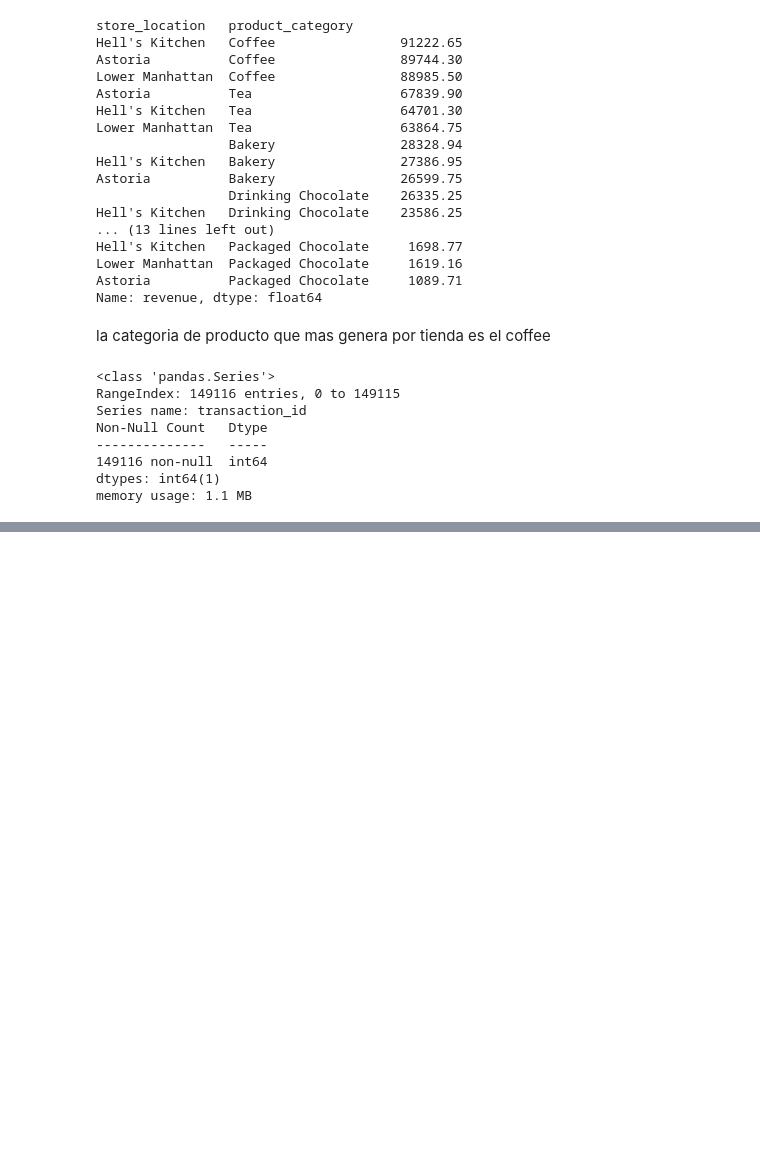
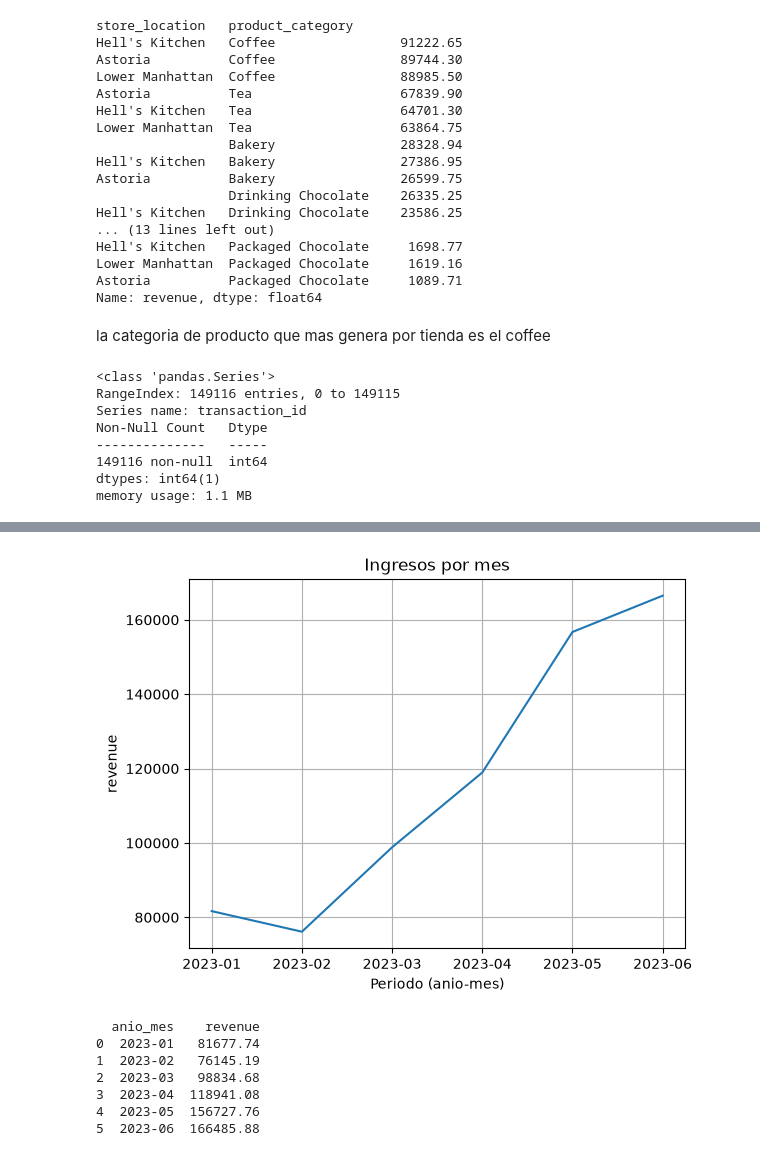
Before and after one commit to juniorleyer1/coffee-shop-sales-analysis, a Jupyter notebook: notebooks/coffee-shop-sales-analysis.ipynb, the cells around one changed output, grey strips where cells are left out. Cells and saved outputs as stored; diff of their text form; code cells hidden in the pictures; blank space fills up the shorter version.

Commit message:
feat: agregar insights y visualizaciones de ventas

```diff
--- a/notebooks/coffee-shop-sales-analysis.ipynb
+++ b/notebooks/coffee-shop-sales-analysis.ipynb
@@ -530,0 +637,39 @@ memory usage: 1.1 MB
+# %%
+# ingresos_por_mes
+
+x = ingresos_por_mes['anio_mes'].astype(str)
+y = ingresos_por_mes['revenue']
+
+fig, ax = plt.subplots()
+ax.plot(x, y)
+
+ax.set(xlabel='Periodo (anio-mes)', ylabel='revenue',
+       title='Ingresos por mes')
+ax.grid()
+plt.show()
+print(ingresos_por_mes)
+# import matplotlib.pyplot as plt
+# import numpy as np
+
+# # Data for plotting
+# t = np.arange(0.0, 2.0, 0.01)
+# s = 1 + np.sin(2 * np.pi * t)
+
+# fig, ax = plt.subplots()
+# ax.plot(t, s)
+
+# ax.set(xlabel='time (s)', ylabel='voltage (mV)',
+#        title='About as simple as it gets, folks')
+# ax.grid()
+
+# fig.savefig("test.png")
+# plt.show()
+# %% [output]
+[figure, added]
+  anio_mes    revenue
+0  2023-01   81677.74
+1  2023-02   76145.19
+2  2023-03   98834.68
+3  2023-04  118941.08
+4  2023-05  156727.76
+5  2023-06  166485.88
```
Also changed, not shown: parts of 16 cells of this notebook.
